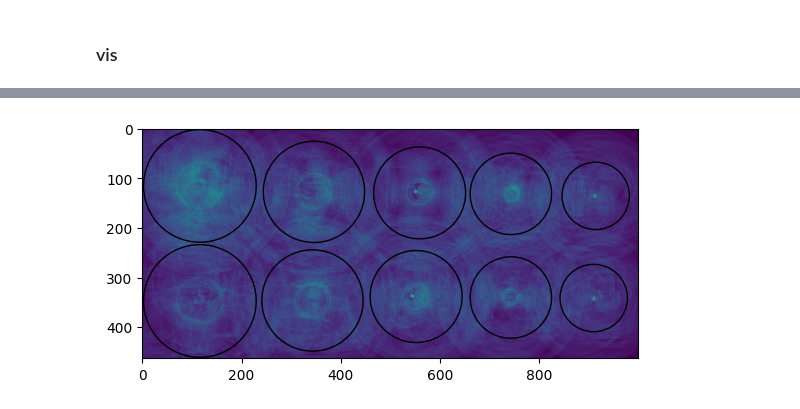
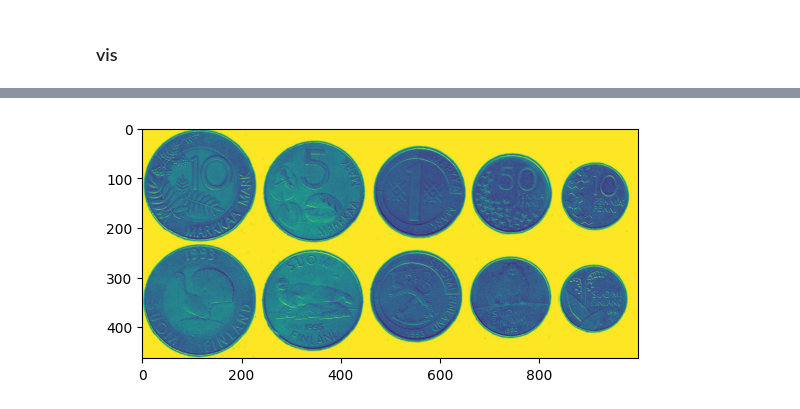
Before and after one commit to marekd6/CV1_labs, a Jupyter notebook: Assignment 03-20251203/cv1_3_1.ipynb, the cells around one changed output, grey strips where cells are left out. Cells and saved outputs as stored; diff of their text form; code cells hidden in the pictures.

```diff
--- a/Assignment 03-20251203/cv1_3_1.ipynb
+++ b/Assignment 03-20251203/cv1_3_1.ipynb
@@ -97,8 +97,8 @@ h_circles.shape
 # %% [output]
 (5, 463, 1000)
 # %%
-for img, r in zip(h_circles, rs):
-    show_img(img, pth, f'hough_circle r={r}')
+for im, r in zip(h_circles, rs):
+    show_img(im, pth, f'hough_circle r={r}')
 # %% [output]
 [figure]
 # %% [markdown]
@@ -126,10 +126,3 @@ array([ 67.91666667,  67.91666667,  82.08333333, 113.54166667,
        102.08333333,  82.08333333])
 # %% [markdown]
 ### vis
-# %%
-im = show_img(img, pth)
-for x, y, r in zip(cx, cy, radii):
-    patch = Circle((x,y), r, alpha=0.5)
-    im.set_clip_path(patch)
-
-plt.show()
@@ -138,9 +128,0 @@ plt.show()
-# %%
-# show_img(img, pth)
-im = plt.imshow(img)
-for x, y, r in zip(cx, cy, radii):
-    patch = Circle((x,y), r, alpha=0.5)
-    im.set_clip_path(patch)
-    break
-
-plt.show()
@@ -149,11 +129,11 @@ plt.show()
 # %%
 fig, ax = plt.subplots()
 im = ax.imshow(img)
 for x, y, r in zip(cx, cy, radii):
-    patch = Circle((x,y), r, alpha=1, fill=False, transform=ax.transData)
+    patch = Circle((x,y), r, alpha=0, fill=False, transform=ax.transData)
     # im.set_clip_path(patch)
     ax.add_patch(patch)
 
 plt.show()
 # %% [output]
-[figure, old version]
+[figure, new version]
```
Also changed, not shown: parts of 2 cells of this notebook.
